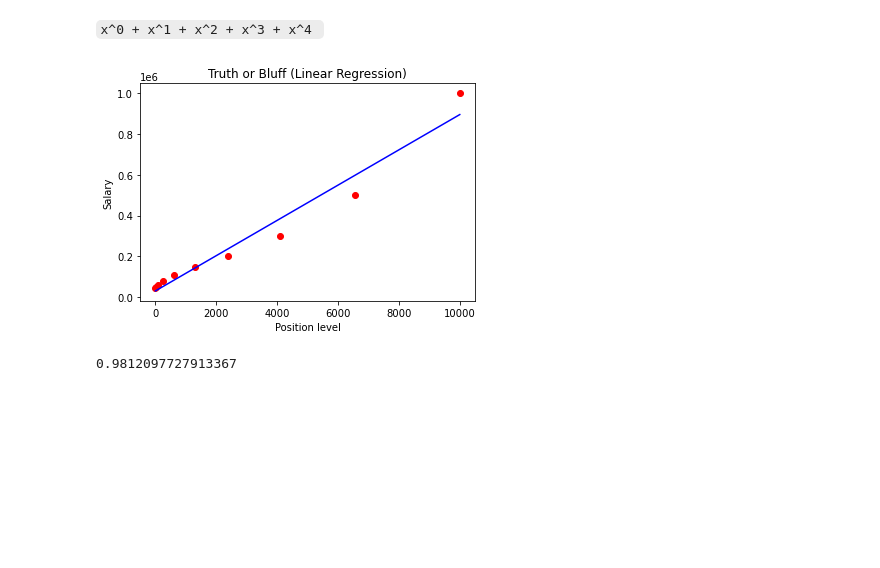
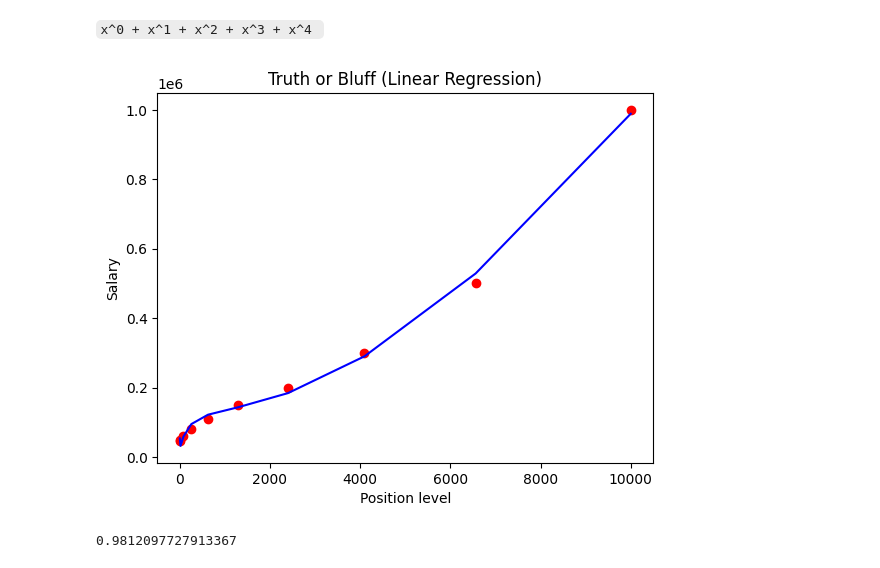
Before and after one commit to JLGOrtega/repo-clase-dsvlcsep24, a Jupyter notebook: 3-Machine_Learning/1-Supervisado/2-Polynomial_Regression/2_polynomial_regression.ipynb, the cells around one changed output. Drawn from its saved outputs; the diff is of its cells as text; code cells hidden in the pictures; blank space fills up the shorter version.

```diff
--- a/3-Machine_Learning/1-Supervisado/2-Polynomial_Regression/2_polynomial_regression.ipynb
+++ b/3-Machine_Learning/1-Supervisado/2-Polynomial_Regression/2_polynomial_regression.ipynb
@@ -121,5 +165,5 @@ feats = pd.DataFrame({"a": [1,2,3,4,5,6,7], "b":[10, 20, 30 ,40 , 50, 60, 70]})
 # %%
-poly_feats = PolynomialFeatures(degree = 3)
+poly_feats = PolynomialFeatures(degree = 2)
 poly_feats.fit(feats)
 pd.DataFrame(poly_feats.transform(feats))
 # %% [output]
@@ -225,16 +269,16 @@ pol_reg.score(X_poly, y)
 # %%
 # Visualizing the Polymonial Regression results
 def viz_polymonial():
     plt.scatter(X_poly4, y, color='red')
-    plt.plot(X_poly4, pol_reg.predict(X_poly4), color='blue')
+    plt.plot(X_poly4, pol_reg.predict(X_poly), color='blue')
     plt.title('Truth or Bluff (Linear Regression)')
     plt.xlabel('Position level')
     plt.ylabel('Salary')
     plt.show()
     return
 viz_polymonial()
 # %% [output]
-[figure, old version]
+[figure, new version]
 # %%
 pol_reg.score(X_poly,y)
 # %% [output]
```
Also changed, not shown: parts of 24 cells of this notebook, 1 other file.
